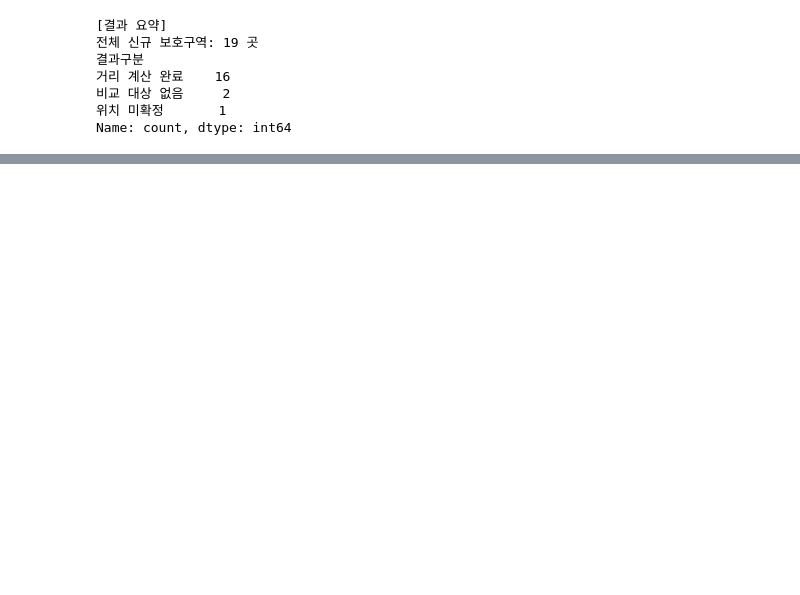
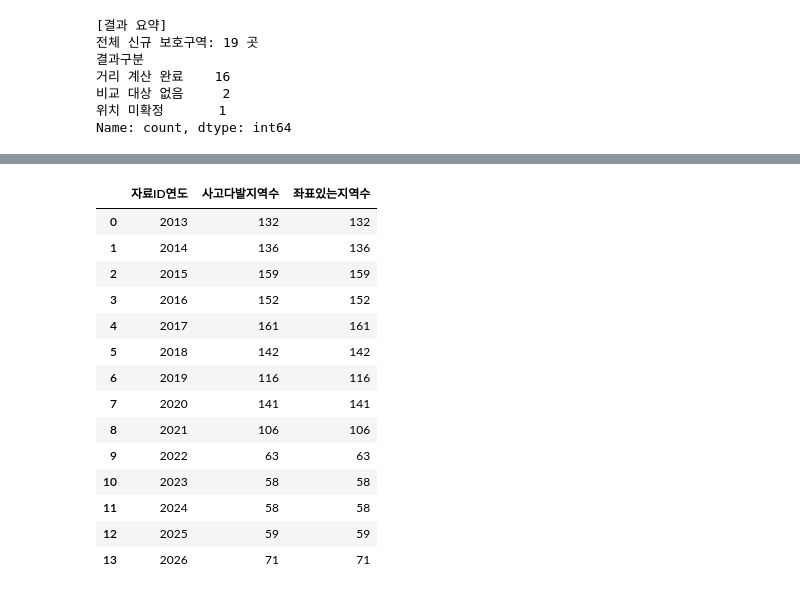
Before and after one commit to csy04x2/elder_accident, a Jupyter notebook: analysis.ipynb, the cells around one changed output, grey strips where cells are left out. Saved outputs shown, nothing was run; the diff lists cells and outputs as text; code cells hidden in the pictures; blank space fills up the shorter version.

```diff
--- a/analysis.ipynb
+++ b/analysis.ipynb
@@ -3511,0 +3702,16 @@ Name: count, dtype: int64
+# %%
+
+import pandas as pd
+from urllib.parse import quote
+
+filename = "2012-2025_전국_고령보행자사고다발지역.csv"
+
+url = (
+    "https://raw.githubusercontent.com/"
+    "csy04x2/elder_accident/main/data/"
+    + quote(filename)
+)
+
+spots_years = pd.read_csv(url, encoding="cp949")
+
+print("원본 데이터 불러오기 완료:", len(spots_years), "행")
@@ -3511,0 +3720,65 @@ Name: count, dtype: int64
+# %%
+
+# 신규 분석 STEP 1
+# 서울 고령 보행자 사고다발지역 시계열 데이터 전처리
+
+from pathlib import Path
+import pandas as pd
+
+# 1. 서울 데이터만 추출
+seoul_spots_clean = spots_years[
+    spots_years['시도시군구명'].str.startswith(
+        ('서울', '서울특별시'), na=False
+    )
+].copy()
+
+# 2. ID에서 자료연도 추출
+# 주의: 아직 실제 사고 발생연도로 확정하지 않음
+seoul_spots_clean['자료ID연도'] = (
+    seoul_spots_clean['사고다발지id']
+    .astype(str).str[:4].astype(int)
+)
+
+# 3. 좌표와 사고 관련 수치를 숫자로 통일
+numeric_cols = [
+    '경도', '위도', '사고건수',
+    '사망자수', '중상자수', '경상자수'
+]
+
+for col in numeric_cols:
+    seoul_spots_clean[col] = pd.to_numeric(
+        seoul_spots_clean[col],
+        errors='coerce'
+    )
+
+# 4. 원본의 지점명과 폴리곤은 보존
+seoul_spots_clean = seoul_spots_clean.sort_values(
+    ['자료ID연도', '지점명']
+).reset_index(drop=True)
+
+# 5. 가공 결과 저장
+Path('/content/data').mkdir(exist_ok=True)
+
+output_path = (
+    '/content/data/서울_고령보행자사고다발지역_전처리.csv'
+)
+
+seoul_spots_clean.to_csv(
+    output_path,
+    index=False,
+    encoding='utf-8-sig'
+)
+
+print('서울 자료:', len(seoul_spots_clean), '행')
+print('좌표 누락:', seoul_spots_clean[['경도', '위도']].isna().any(axis=1).sum(), '행')
+print('저장 파일:', output_path)
+
+display(
+    seoul_spots_clean.groupby('자료ID연도')
+    .agg(
+        사고다발지역수=('지점명', 'size'),
+        좌표있는지역수=('경도', 'count')
+    )
+    .reset_index()
+)
+# %% [output]
@@ -3511,0 +3788,15 @@ Name: count, dtype: int64
+|  | 자료ID연도 | 사고다발지역수 | 좌표있는지역수 |
+| 0 | 2013 | 132 | 132 |
+| 1 | 2014 | 136 | 136 |
+| 2 | 2015 | 159 | 159 |
+| 3 | 2016 | 152 | 152 |
+| 4 | 2017 | 161 | 161 |
+| 5 | 2018 | 142 | 142 |
+| 6 | 2019 | 116 | 116 |
+| 7 | 2020 | 141 | 141 |
+| 8 | 2021 | 106 | 106 |
+| 9 | 2022 | 63 | 63 |
+| 10 | 2023 | 58 | 58 |
+| 11 | 2024 | 58 | 58 |
+| 12 | 2025 | 59 | 59 |
+| 13 | 2026 | 71 | 71 |
```
Also changed, not shown: parts of 9 cells of this notebook, 1 other file.
